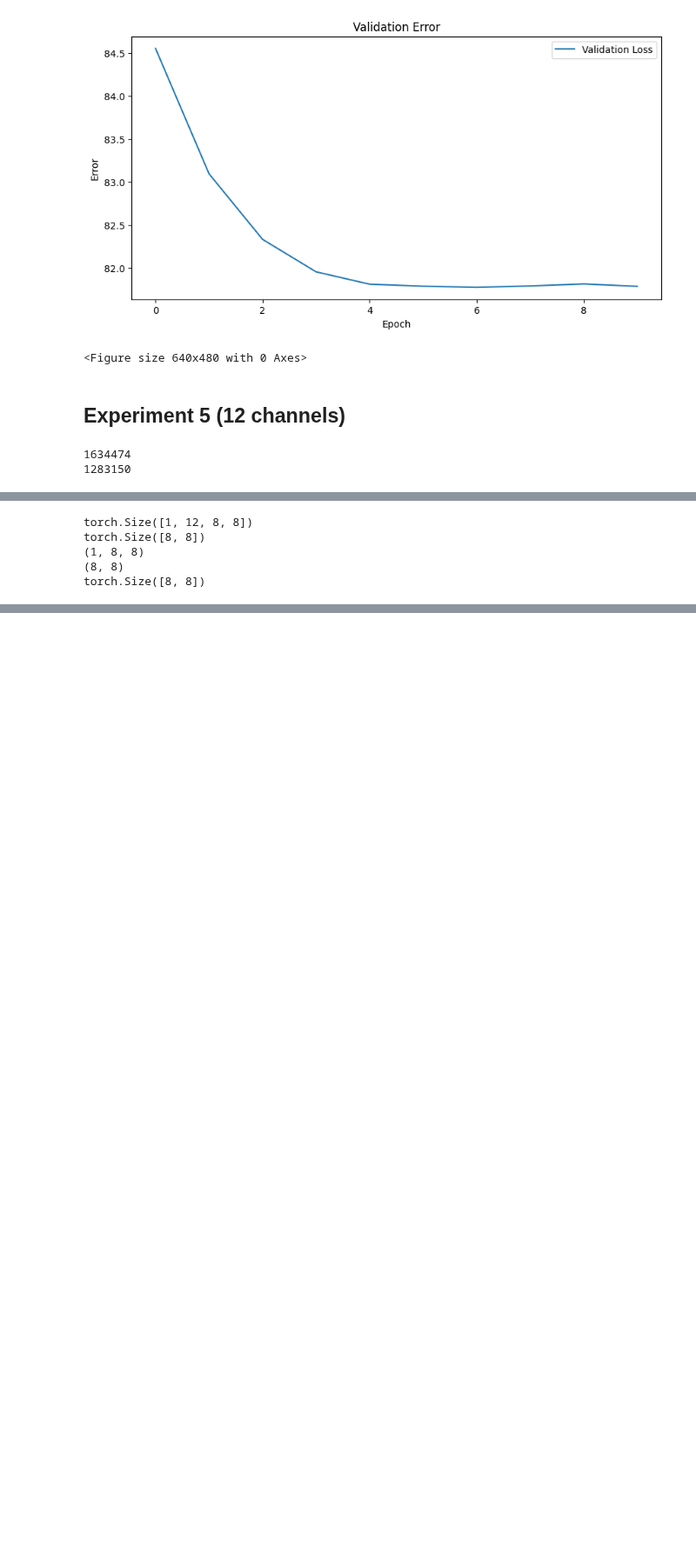
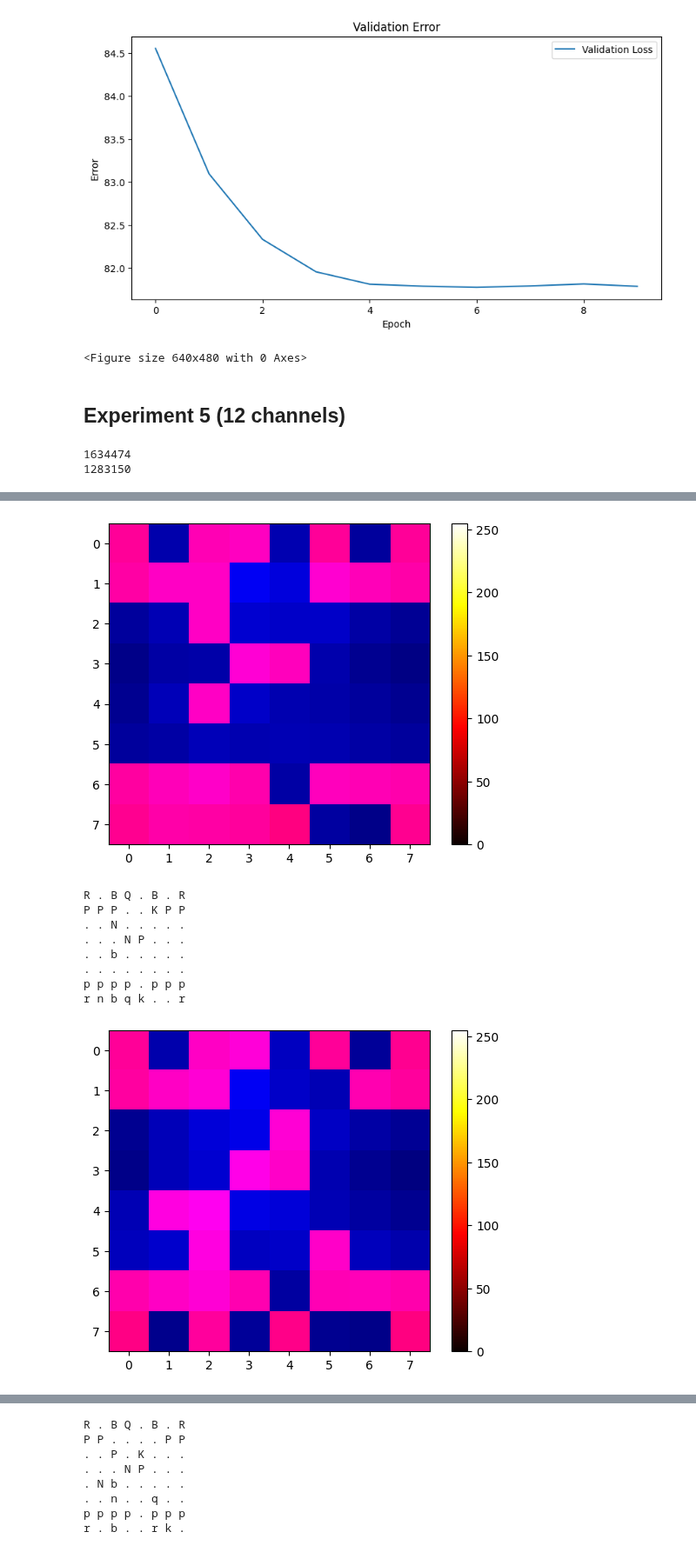
Before and after one commit to tonyjongyoonan/enpoisson, a Jupyter notebook: research/notebooks/exploration_cnn.ipynb, the cells around one changed output, grey strips where cells are left out. Shown at 87% size. Drawn from its saved outputs; the diff is of its cells as text; code cells hidden in the pictures; blank space fills up the shorter version.

```diff
--- a/research/notebooks/exploration_cnn.ipynb
+++ b/research/notebooks/exploration_cnn.ipynb
@@ -750,56 +752,92 @@ from pytorch_grad_cam import GradCAM
 from pytorch_grad_cam.utils.image import show_cam_on_image
 from pytorch_grad_cam.utils.model_targets import ClassifierOutputTarget
 
+# Mapping from tensor indices to chess pieces
+index_to_piece = {
+    0: chess.PAWN, 1: chess.ROOK, 2: chess.KNIGHT,
+    3: chess.BISHOP, 4: chess.QUEEN, 5: chess.KING,
+    6: chess.PAWN, 7: chess.ROOK, 8: chess.KNIGHT,
+    9: chess.BISHOP, 10: chess.QUEEN, 11: chess.KING
+}
+
 def convert_to_grayscale(image):
     # Assuming 'image' is a numpy array of shape (12, height, width)
     # Convert to grayscale by averaging the channels
-    print(image.shape)
+
     grayscale_image = image.mean(axis=0).mean(axis=0)
+
     return grayscale_image
 
 def visualize_heatmap_on_chessboard(chessboard, heatmap):
+
+
     # Convert the 12-channel chessboard to a grayscale image for visualization
     grayscale_chessboard = convert_to_grayscale(chessboard)
-    print(grayscale_chessboard.shape)
     # Normalize the grayscale chessboard for visualization
     normalized_chessboard = grayscale_chessboard / grayscale_chessboard.max()
-    print(heatmap.shape)
+
+    zeros_channel = np.zeros_like(normalized_chessboard)
+
+    three_channel_chessboard = np.stack((normalized_chessboard,zeros_channel,zeros_channel), axis=-1)
+
     # Ensure the heatmap is in the correct format and resize it to match the chessboard image
     heatmap_resized = np.resize(heatmap, (grayscale_chessboard.shape[0], grayscale_chessboard.shape[1]))
-
+    heatmap_resized = np.stack((heatmap_resized,zeros_channel,zeros_channel), axis=-1)
     # Overlay the heatmap on the grayscale chessboard
-    print(heatmap_resized.shape)
-    print(normalized_chessboard.shape)
-    visualization = show_cam_on_image(normalized_chessboard.numpy(), heatmap_resized, use_rgb=False)
+    visualization = show_cam_on_image(three_channel_chessboard, heatmap_resized, use_rgb=True)
 
     # Display the visualization
     plt.imshow(visualization, cmap='hot')
     plt.colorbar()
     plt.show()
 
 train_loader = DataLoader(train_dataset, batch_size=1, shuffle=False)
 
 model.eval()
 # Assuming ChessCNN_no_pooling is your model class
 target_layers = [model.conv2]  # Use the last conv layer
 
 # Initialize GradCAM with the model and target layers
 cam = GradCAM(model=model, target_layers=target_layers)
 
 # Assuming your data loader is named 'data_loader'
+i = 0
 for image, labels in train_loader:  # Iterate over your data
     # Specify the target; if None, the highest scoring category will be used
     # For simplicity, we're using None here
-    targets = None
+    if i > 20 and i < 30:
+        targets = None
+        # Generate the CAM mask
+        grayscale_cam = cam(input_tensor=image, targets=targets)
+        # Visualize the first image in the batch
+        visualize_heatmap_on_chessboard(image, grayscale_cam)
 
-    # Generate the CAM mask
-    grayscale_cam = cam(input_tensor=image, targets=targets)
-    # Visualize the first image in the batch
-    visualize_heatmap_on_chessboard(image, grayscale_cam)
-    break
+        # This is
+        board = chess.Board(None)  # Start with an empty board
+        image = image.sum(axis=0)
+        # Iterate over the tensor to place pieces on the board
+        for channel, piece_type in index_to_piece.items():
+            for row in range(8):
+                for col in range(8):
+                    if image[channel, row, col] > 0:  # Assuming nonzero value indicates presence of a piece
+                        piece_color = chess.WHITE if channel < 6 else chess.BLACK
+                        piece = chess.Piece(piece_type, piece_color)
+                        square = chess.square(col, 7-row)  # chess.square() needs file index (0-7) and rank index (0-7)
+                        board.set_piece_at(square, piece)
+
+        # Now, 'board' contains the chessboard representation. You can print it as text:
+        print(board)
+    elif i > 30:
+        break
+    i += 1
 # %% [output]
+[figure, added]
-torch.Size([1, 12, 8, 8])
-torch.Size([8, 8])
-(1, 8, 8)
-(8, 8)
-torch.Size([8, 8])
+R . B Q . B . R
+P P P . . K P P
+. . N . . . . .
+. . . N P . . .
+. . b . . . . .
+. . . . . . . .
+p p p p . p p p
+r n b q k . . r
+[figure, added]
@@ -806,0 +853,8 @@ ValueError: operands could not be broadcast together with shapes (8,8,3) (8,8)
+R . B Q . B . R
+P P . . . . P P
+. . P . K . . .
+. . . N P . . .
+. N b . . . . .
+. . n . . q . .
+p p p p . p p p
+r . b . . r k .
```
Also changed, not shown: parts of 2 cells of this notebook.
